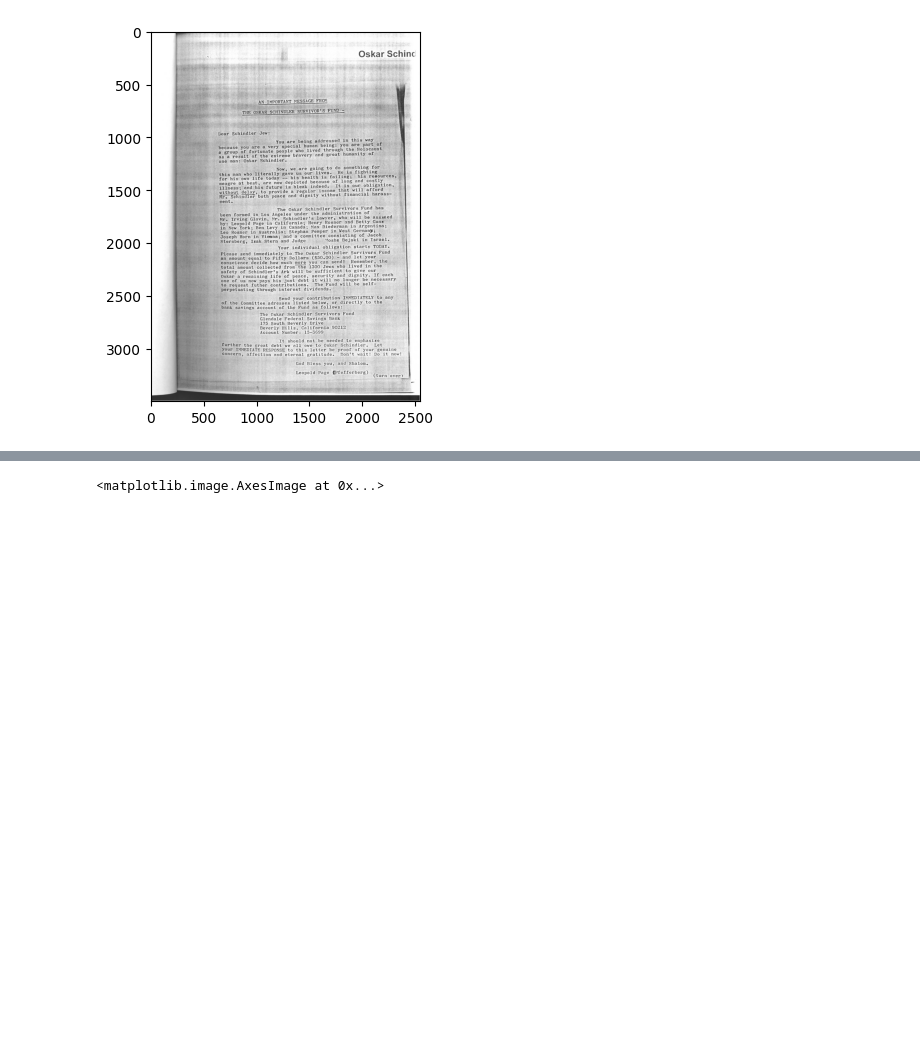
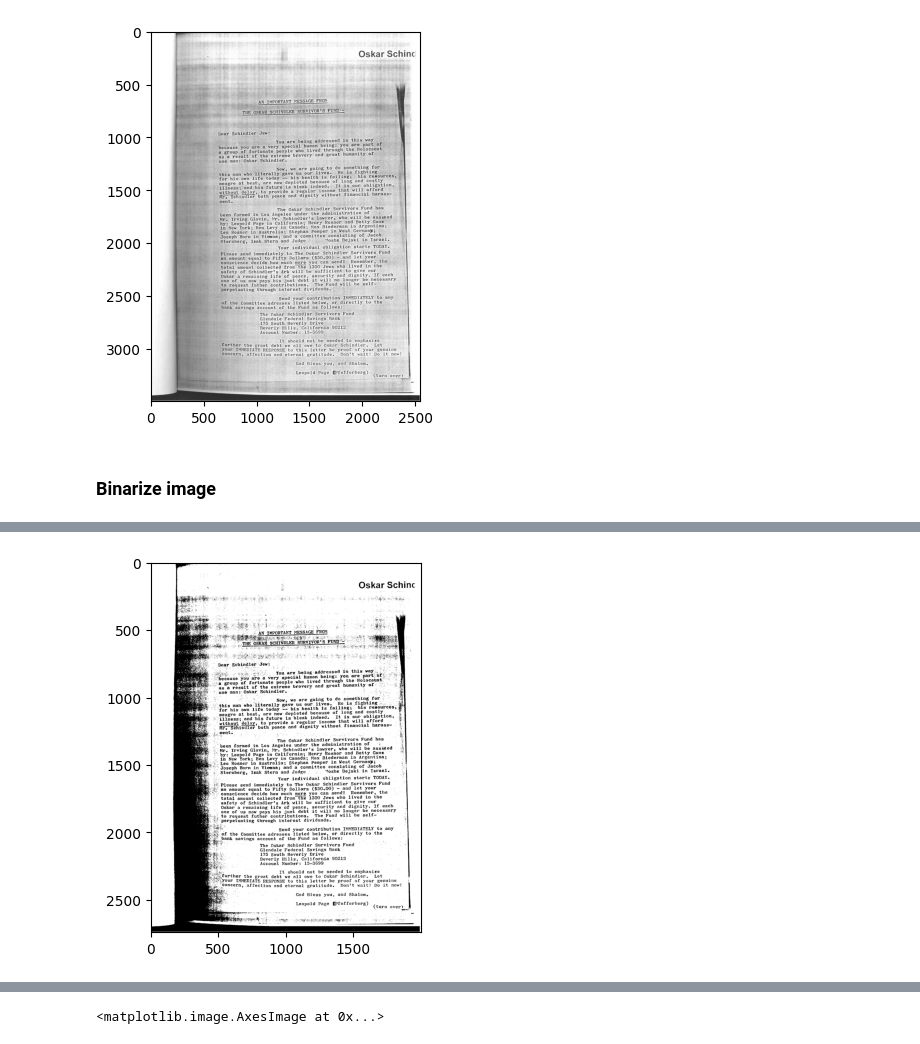
Before and after one commit to pluniak/ocrd, a Jupyter notebook: notebooks/pipeline.ipynb, the cells around one changed output, grey strips where cells are left out. Saved outputs shown, nothing was run; the diff lists cells and outputs as text; code cells hidden in the pictures; blank space fills up the shorter version.

```diff
--- a/notebooks/pipeline.ipynb
+++ b/notebooks/pipeline.ipynb
@@ -21,16 +25,26 @@ plt.imshow(img)
 # %% [output]
 <matplotlib.image.AxesImage at 0x...>
 [figure]
+# %% [markdown]
+### Binarize image
 # %%
 ### Binarize image
-model_name = "SBB/eynollah-binarization"
-model = from_pretrained_keras(model_name)
-binarized = do_prediction(model, img)
+if binarize_mode == 'detailed':
+    model_name = "SBB/eynollah-binarization"
+    model = from_pretrained_keras(model_name)
+    binarized = do_prediction(model, img)
 
-# convert from mask to image (letters black)
-binarized = binarized.astype(np.int8)
-binarized = -binarized + 1
+    # convert from mask to image (letters black)
+    binarized = binarized.astype(np.int8)
+    binarized = -binarized + 1
+    binarized = (binarized*255).astype(np.uint8)
+elif binarize_mode == 'fast':
+    binarized = return_scaled_image(img, 1, img.shape[1])
+    binarized = cv2.cvtColor(binarized, cv2.COLOR_BGR2GRAY)
+    binarized = cv2.threshold(binarized, 0, 255, cv2.THRESH_BINARY | cv2.THRESH_OTSU)[1]
+    binarized = np.repeat(binarized[:, :, np.newaxis], 3, axis=2)
+else:
+    binarized = img.copy()
 binarized = binarized.astype(np.uint8)
-
-plt.imshow(binarized*255)
+plt.imshow(binarized)
 # %% [output]
@@ -45,0 +52 @@ WARNING:tensorflow:No training configuration found in save file, so the model wa
+[figure, added]
```
Also changed, not shown: parts of 21 cells of this notebook, 10 other files.
